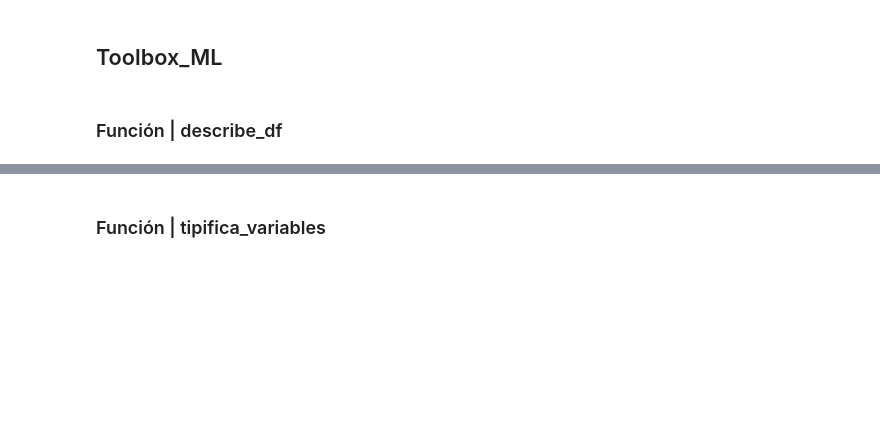
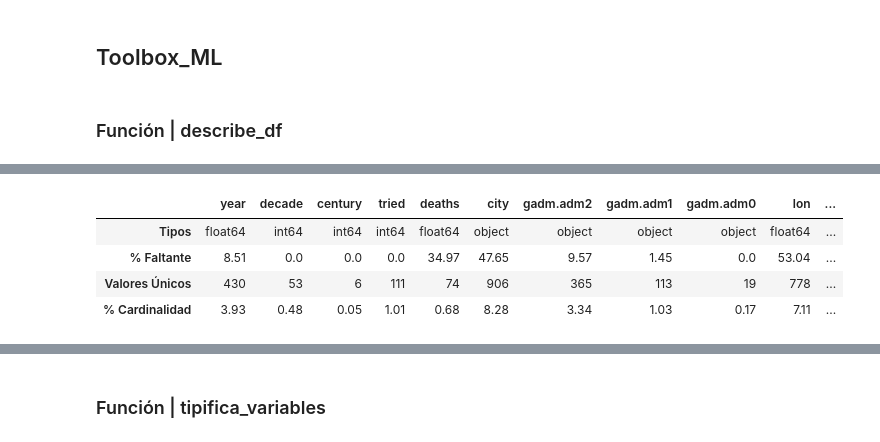
Before and after one commit to marosor/ML_Toolbox, a Jupyter notebook: Team_Challenge/Toolbox_ML/Codigo_Ejemplo_Toolbox_ML.ipynb, the cells around one changed output, grey strips where cells are left out. Cells and saved outputs as stored; diff of their text form; code cells hidden in the pictures; blank space fills up the shorter version.

```diff
--- a/Team_Challenge/Toolbox_ML/Codigo_Ejemplo_Toolbox_ML.ipynb
+++ b/Team_Challenge/Toolbox_ML/Codigo_Ejemplo_Toolbox_ML.ipynb
@@ -28,0 +58,8 @@ boston = pd.read_csv("./data/obligatoria_hard.csv", sep = "|")
+# %%
+describe_df(brujas)
+# %% [output]
+|  | year | decade | century | tried | deaths | city | gadm.adm2 | gadm.adm1 | gadm.adm0 | lon | ... |
+| Tipos | float64 | int64 | int64 | int64 | float64 | object | object | object | object | float64 | ... |
+| % Faltante | 8.51 | 0.0 | 0.0 | 0.0 | 34.97 | 47.65 | 9.57 | 1.45 | 0.0 | 53.04 | ... |
+| Valores Únicos | 430 | 53 | 6 | 111 | 74 | 906 | 365 | 113 | 19 | 778 | ... |
+| % Cardinalidad | 3.93 | 0.48 | 0.05 | 1.01 | 0.68 | 8.28 | 3.34 | 1.03 | 0.17 | 7.11 | ... |
```
Also changed, not shown: parts of 37 cells of this notebook, 3 other files.
